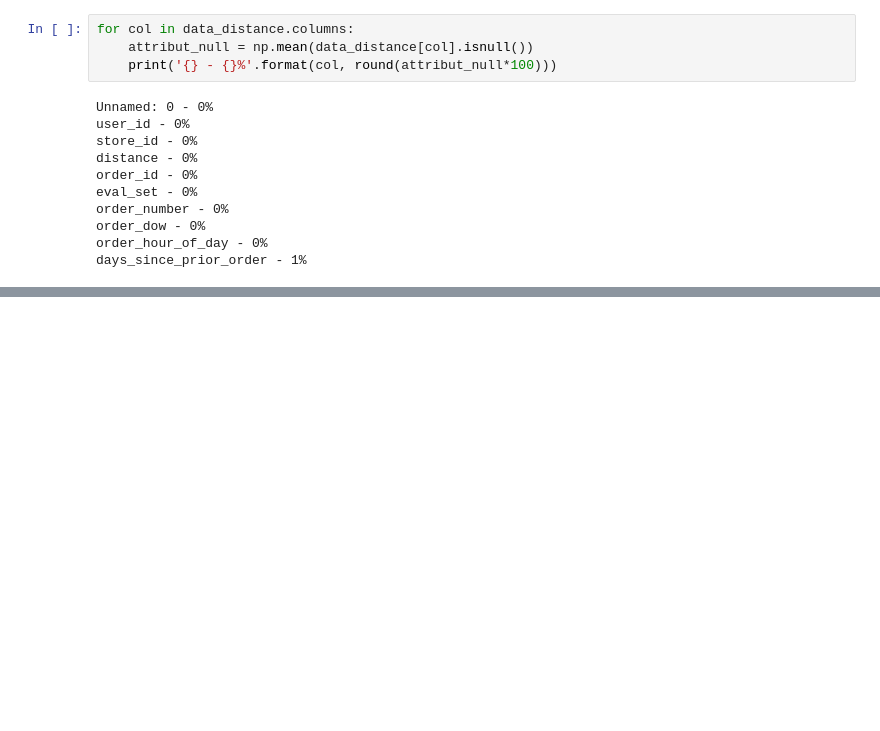
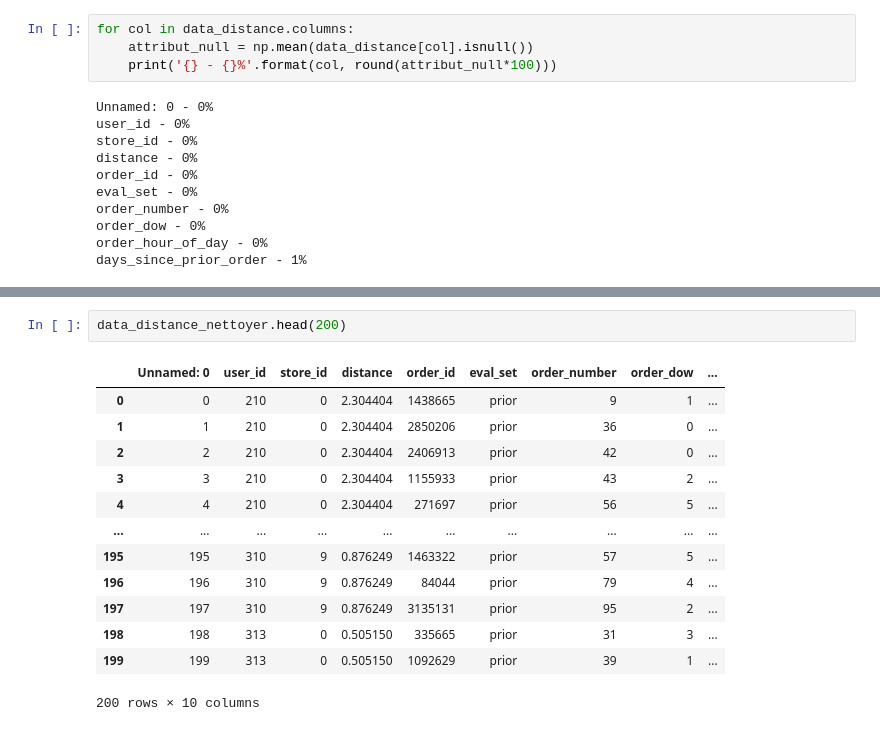
Before and after one commit to daoa2504/TP2-Forage, a Jupyter notebook: Groupe_2.ipynb, the cells around one changed output, grey strips where cells are left out. Saved outputs shown, nothing was run; the diff lists cells and outputs as text; blank space fills up the shorter version.

```diff
--- a/Groupe_2.ipynb
+++ b/Groupe_2.ipynb
@@ -59,0 +121,16 @@ days_since_prior_order - 1%
+# %%
+data_distance_nettoyer.head(200)
+# %% [output]
+|  | Unnamed: 0 | user_id | store_id | distance | order_id | eval_set | order_number | order_dow | ... |
+| 0 | 0 | 210 | 0 | 2.304404 | 1438665 | prior | 9 | 1 | ... |
+| 1 | 1 | 210 | 0 | 2.304404 | 2850206 | prior | 36 | 0 | ... |
+| 2 | 2 | 210 | 0 | 2.304404 | 2406913 | prior | 42 | 0 | ... |
+| 3 | 3 | 210 | 0 | 2.304404 | 1155933 | prior | 43 | 2 | ... |
+| 4 | 4 | 210 | 0 | 2.304404 | 271697 | prior | 56 | 5 | ... |
+| ... | ... | ... | ... | ... | ... | ... | ... | ... | ... |
+| 195 | 195 | 310 | 9 | 0.876249 | 1463322 | prior | 57 | 5 | ... |
+| 196 | 196 | 310 | 9 | 0.876249 | 84044 | prior | 79 | 4 | ... |
+| 197 | 197 | 310 | 9 | 0.876249 | 3135131 | prior | 95 | 2 | ... |
+| 198 | 198 | 313 | 0 | 0.505150 | 335665 | prior | 31 | 3 | ... |
+| 199 | 199 | 313 | 0 | 0.505150 | 1092629 | prior | 39 | 1 | ... |
+200 rows × 10 columns
```
Also changed, not shown: parts of 11 cells of this notebook.
